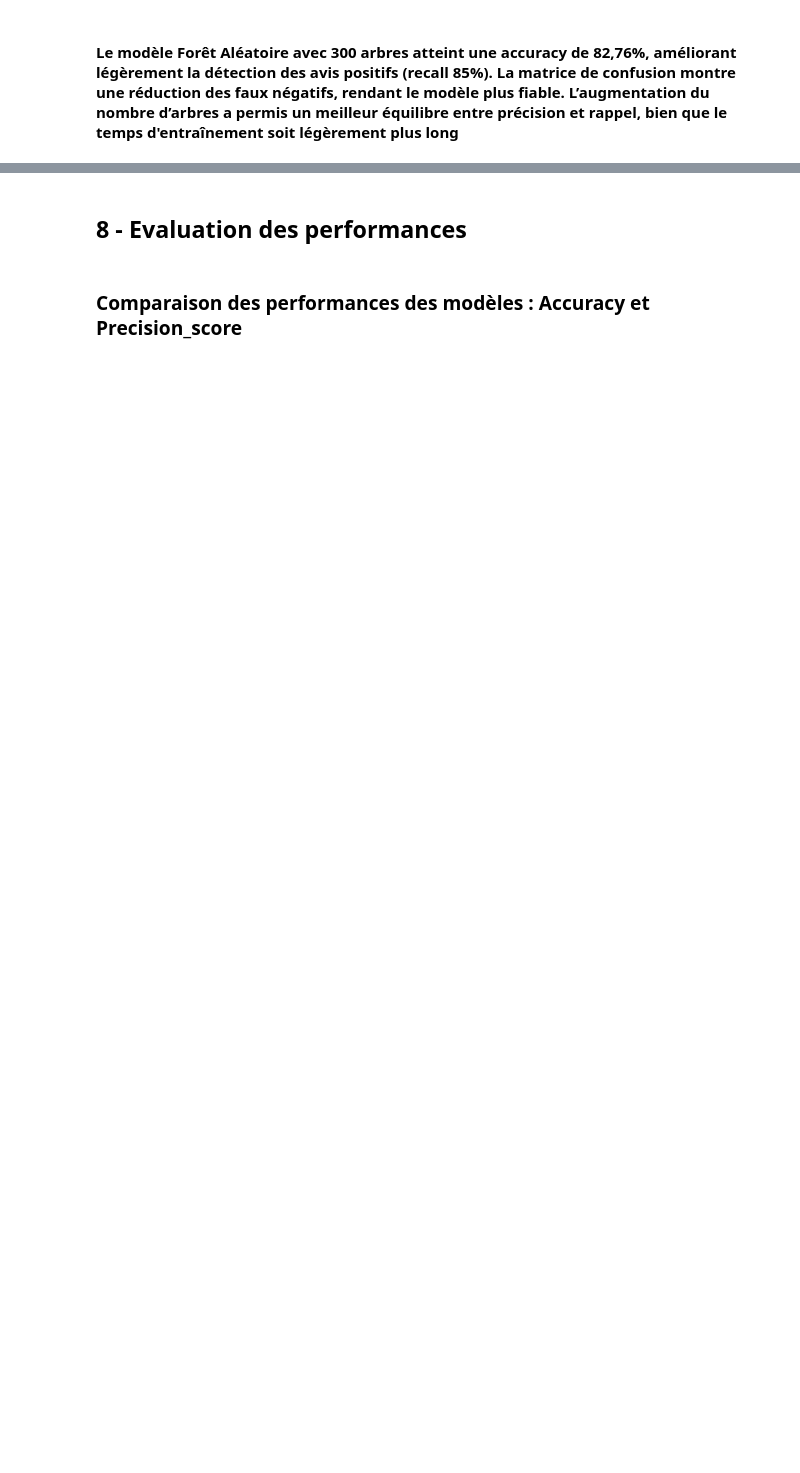
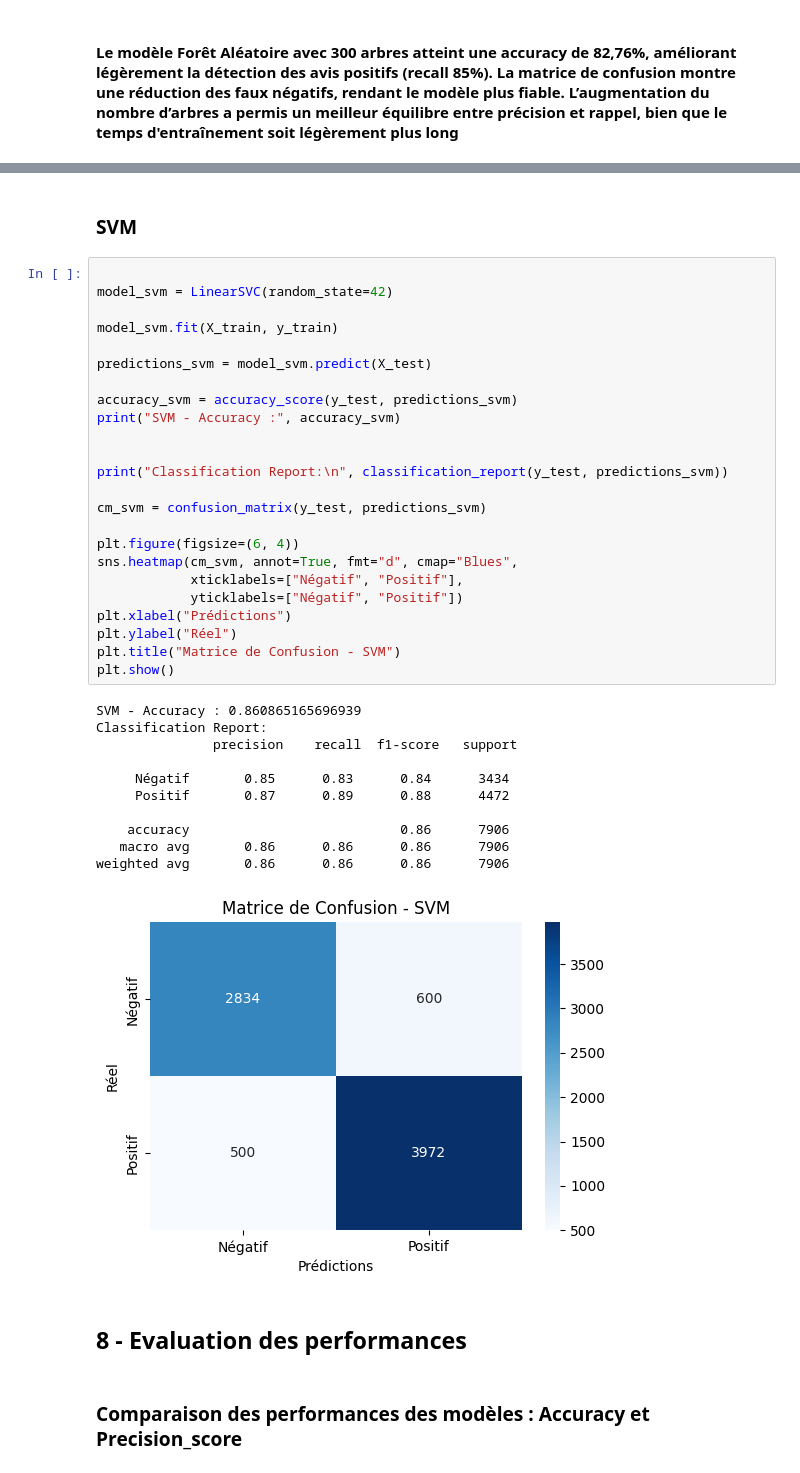
Before and after one commit to PierrePssi/Projet_MLOPS, a Jupyter notebook: Notebook_Projet_MLOPS.ipynb, the cells around one changed output, grey strips where cells are left out. Drawn from its saved outputs; the diff is of its cells as text; blank space fills up the shorter version.

```diff
--- a/Notebook_Projet_MLOPS.ipynb
+++ b/Notebook_Projet_MLOPS.ipynb
@@ -542,3 +447,41 @@ with mlflow.start_run(run_name=run_name) as run:
+# %% [markdown]
+### SVM
+# %%
+
+model_svm = LinearSVC(random_state=42)
+
+model_svm.fit(X_train, y_train)
+
+predictions_svm = model_svm.predict(X_test)
+
+accuracy_svm = accuracy_score(y_test, predictions_svm)
+print("SVM - Accuracy :", accuracy_svm)
+
+
+print("Classification Report:\n", classification_report(y_test, predictions_svm))
+
+cm_svm = confusion_matrix(y_test, predictions_svm)
+
+plt.figure(figsize=(6, 4))
+sns.heatmap(cm_svm, annot=True, fmt="d", cmap="Blues",
+            xticklabels=["Négatif", "Positif"],
+            yticklabels=["Négatif", "Positif"])
+plt.xlabel("Prédictions")
+plt.ylabel("Réel")
+plt.title("Matrice de Confusion - SVM")
+plt.show()
+# %% [output]
+SVM - Accuracy : 0.860865165696939
+Classification Report:
+               precision    recall  f1-score   support
+
+     Négatif       0.85      0.83      0.84      3434
+     Positif       0.87      0.89      0.88      4472
+
+    accuracy                           0.86      7906
+   macro avg       0.86      0.86      0.86      7906
+weighted avg       0.86      0.86      0.86      7906
+[figure, added]
 # %% [markdown]
 ## 8 - Evaluation des performances
 # %% [markdown]
```
Also changed, not shown: parts of 26 cells of this notebook.
